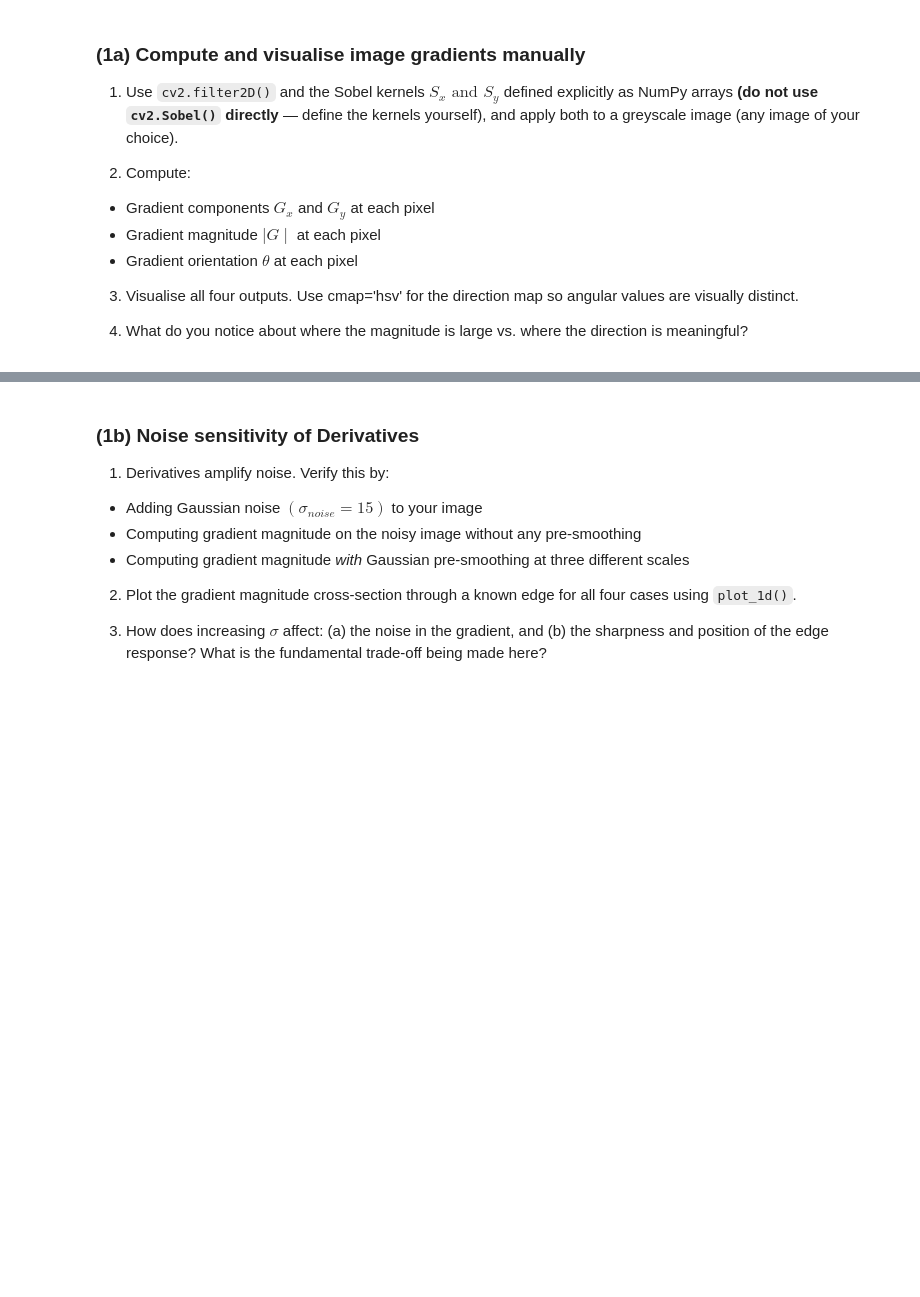
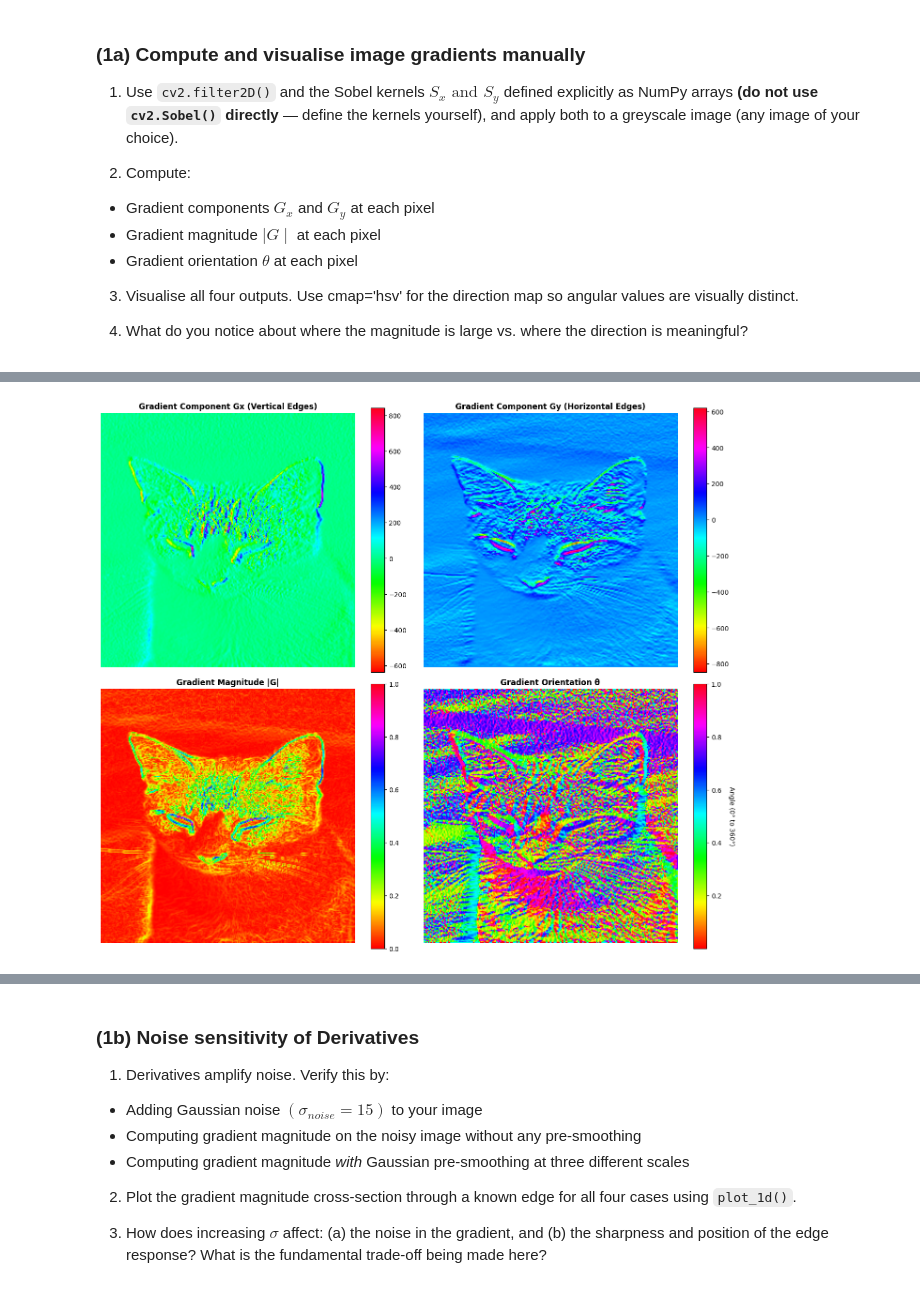
Before and after one commit to eattar/2DIP, a Jupyter notebook: Exercise_2/exercise_2.ipynb, the cells around one changed output, grey strips where cells are left out. Saved outputs shown, nothing was run; the diff lists cells and outputs as text; code cells hidden in the pictures; blank space fills up the shorter version.

```diff
--- a/Exercise_2/exercise_2.ipynb
+++ b/Exercise_2/exercise_2.ipynb
@@ -171,0 +182,50 @@ def plot_1d(signals, labels=None, title=None, xlabel='Pixel', ylabel='Intensity'
+# %%
+sobel_x = np.array([[-1, 0, 1],
+                    [-2, 0, 2],
+                    [-1, 0, 1]], dtype=np.float64)
+
+sobel_y = np.array([[-1, -2, -1],
+                    [0,  0,  0],
+                    [1,  2,  1]], dtype=np.float64)
+
+G_x = cv2.filter2D(cat, cv2.CV_64F, sobel_x)
+G_y = cv2.filter2D(cat, cv2.CV_64F, sobel_y)
+
+magnitude = np.hypot(G_x, G_y)
+orientation = np.arctan2(G_y, G_x)
+orientation_degrees = np.degrees(orientation)
+magnitude_normalized = (magnitude - magnitude.min()) / (magnitude.max() - magnitude.min())
+orientation_normalized = (orientation_degrees + 180) / 360
+# %%
+fig, axes = plt.subplots(2, 2, figsize=(14, 12))
+
+ax = axes[0, 0]
+img1 = ax.imshow(G_x, cmap='hsv')
+ax.set_title('Gradient Component Gx (Vertical Edges)', fontsize=12, fontweight='bold')
+ax.axis('off')
+plt.colorbar(img1, ax=ax)
+
+ax = axes[0, 1]
+img2 = ax.imshow(G_y, cmap='hsv')
+ax.set_title('Gradient Component Gy (Horizontal Edges)', fontsize=12, fontweight='bold')
+ax.axis('off')
+plt.colorbar(img2, ax=ax)
+
+ax = axes[1, 0]
+img3 = ax.imshow(magnitude_normalized, cmap='hsv')
+ax.set_title('Gradient Magnitude |G|', fontsize=12, fontweight='bold')
+ax.axis('off')
+plt.colorbar(img3, ax=ax)
+
+ax = axes[1, 1]
+img4 = ax.imshow(orientation_normalized, cmap='hsv')
+ax.set_title('Gradient Orientation θ', fontsize=12, fontweight='bold')
+ax.axis('off')
+cbar = plt.colorbar(img4, ax=ax)
+cbar.set_label('Angle (0° to 360°)', rotation=270, labelpad=20)
+
+plt.tight_layout()
+plt.savefig('data/output/cat_gradient_analysis.png', dpi=150, bbox_inches='tight')
+plt.show()
+# %% [output]
+[figure, added]
```
Also changed, not shown: parts of 3 cells of this notebook, 2 other files.
